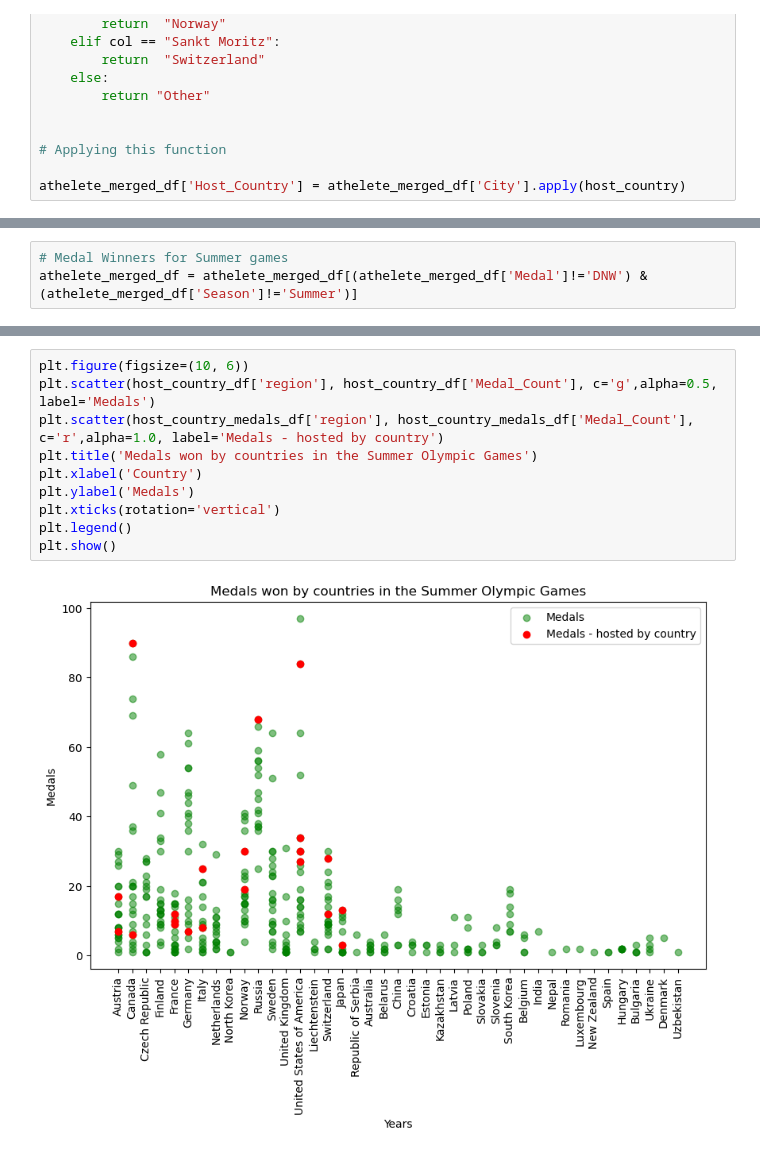
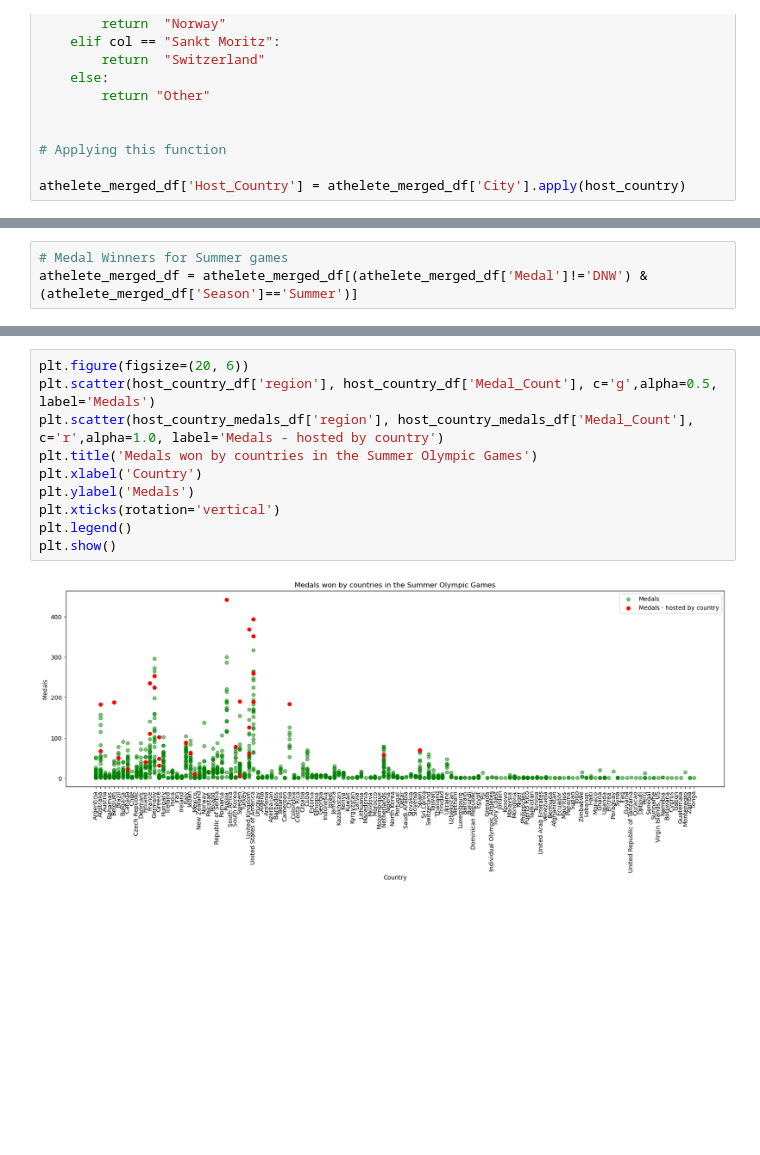
Before and after one commit to soumyaranjanswaincan/Olympic-Data-Analysis, a Jupyter notebook: Olympic Data Analysis/country_performance.ipynb, the cells around one changed output, grey strips where cells are left out. Cells and saved outputs as stored; diff of their text form; blank space fills up the shorter version.

```diff
--- a/Olympic Data Analysis/country_performance.ipynb
+++ b/Olympic Data Analysis/country_performance.ipynb
@@ -158,6 +145,6 @@ athelete_merged_df['Host_Country'] = athelete_merged_df['City'].apply(host_count
 # %%
 # Medal Winners for Summer games
-athelete_merged_df = athelete_merged_df[(athelete_merged_df['Medal']!='DNW') & (athelete_merged_df['Season']!='Summer')]
+athelete_merged_df = athelete_merged_df[(athelete_merged_df['Medal']!='DNW') & (athelete_merged_df['Season']=='Summer')]
 # %%
 athelete_merged_df.head(5)
 # %% [output]
@@ -264,12 +242,12 @@ host_country_medals_df = host_country_df[host_country_df['Host_Country']==host_c
 # %%
-plt.figure(figsize=(10, 6))
+plt.figure(figsize=(20, 6))
 plt.scatter(host_country_df['region'], host_country_df['Medal_Count'], c='g',alpha=0.5, label='Medals')
 plt.scatter(host_country_medals_df['region'], host_country_medals_df['Medal_Count'], c='r',alpha=1.0, label='Medals - hosted by country')
 plt.title('Medals won by countries in the Summer Olympic Games')
 plt.xlabel('Country')
 plt.ylabel('Medals')
 plt.xticks(rotation='vertical')
 plt.legend()
 plt.show()
 # %% [output]
-[figure, old version]
+[figure, new version]
```
Also changed, not shown: parts of 15 cells of this notebook, 1 other file.
